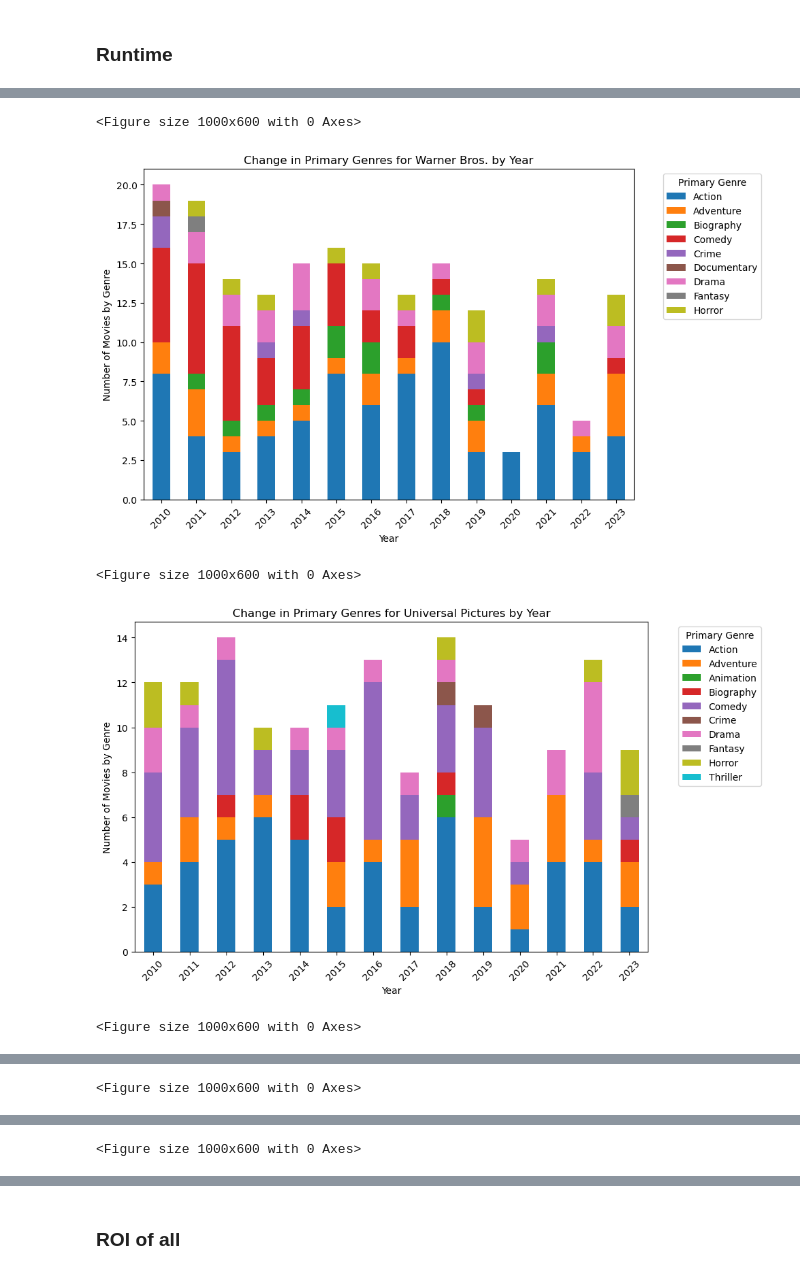
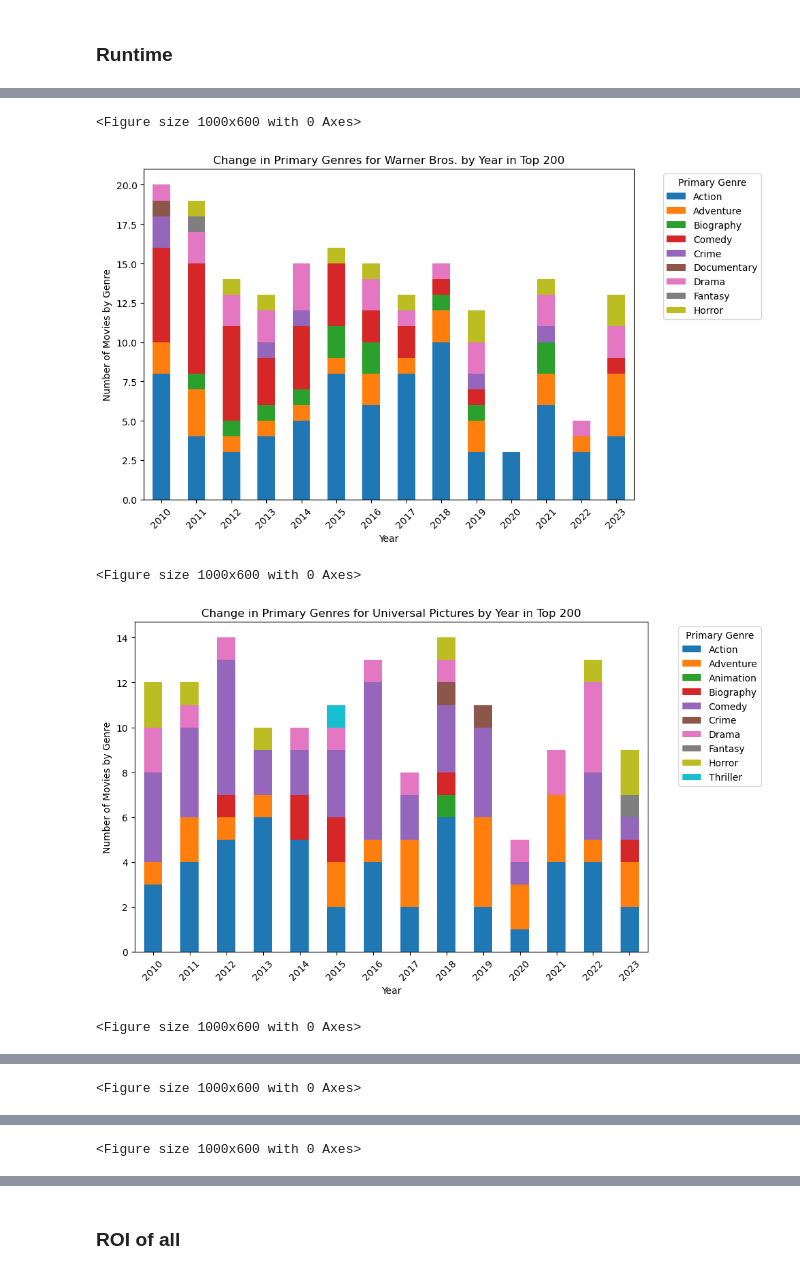
Before and after one commit to arthurchan7b/STAT5106_Movie, a Jupyter notebook: Arthur_Revenue.ipynb, the cells around one changed output, grey strips where cells are left out. Saved outputs shown, nothing was run; the diff lists cells and outputs as text; code cells hidden in the pictures.

```diff
--- a/Arthur_Revenue.ipynb
+++ b/Arthur_Revenue.ipynb
@@ -258,35 +279,35 @@ genre_distribution = merged_df.groupby(['Year', 'Distributor', 'primary_genre'])
 
 # Get the total movie counts for each distributor
 distributor_totals = merged_df['Distributor'].value_counts().reset_index()
 distributor_totals.columns = ['Distributor', 'Movie_Count']
 
 # Select the top 5 distributors by the number of movies
 top_distributors = distributor_totals.nlargest(5, 'Movie_Count')['Distributor']
 
 # Filter the genre_distribution DataFrame to include only the top 5 distributors
 top_genre_distribution = genre_distribution[genre_distribution['Distributor'].isin(top_distributors)]
 
 # Create separate stacked bar charts for each distributor
 for distributor in top_distributors:
     distributor_data = top_genre_distribution[top_genre_distribution['Distributor'] == distributor]
 
     # Create a pivot table for plotting
     pivot_table = distributor_data.pivot(index='Year', columns='primary_genre', values='Count').fillna(0)
 
     # Plotting
     plt.figure(figsize=(10, 6))
     pivot_table.plot(kind='bar', stacked=True, figsize=(10, 6))
 
-    plt.title(f'Change in Primary Genres for {distributor} by Year')
+    plt.title(f'Change in Primary Genres for {distributor} by Year in Top 200')
     plt.xlabel('Year')
     plt.ylabel('Number of Movies by Genre')
     plt.legend(title='Primary Genre', bbox_to_anchor=(1.05, 1), loc='upper left')
     plt.xticks(rotation=45)
     plt.tight_layout()
     plt.show()
 # %% [output]
 <Figure size 1000x600 with 0 Axes>
-[figure, old version]
+[figure, new version]
 <Figure size 1000x600 with 0 Axes>
-[figure, old version]
+[figure, new version]
 <Figure size 1000x600 with 0 Axes>
```
Also changed, not shown: parts of 26 cells of this notebook, 1 other file.
